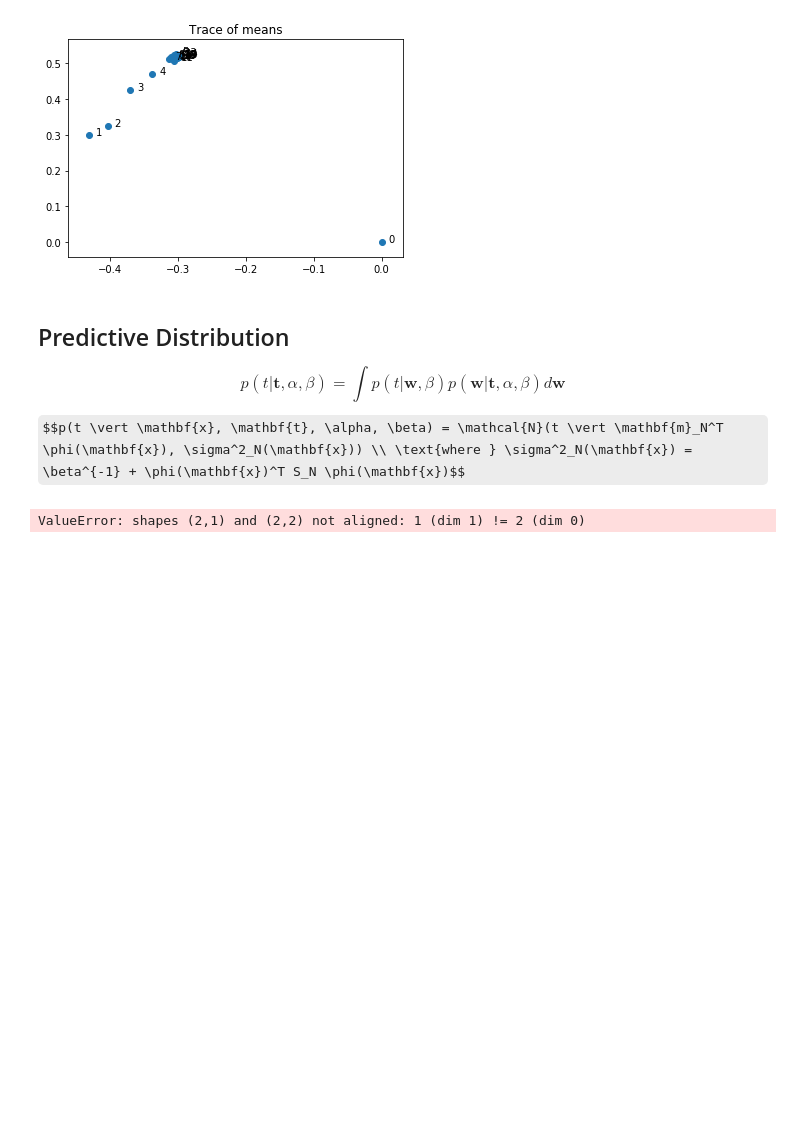
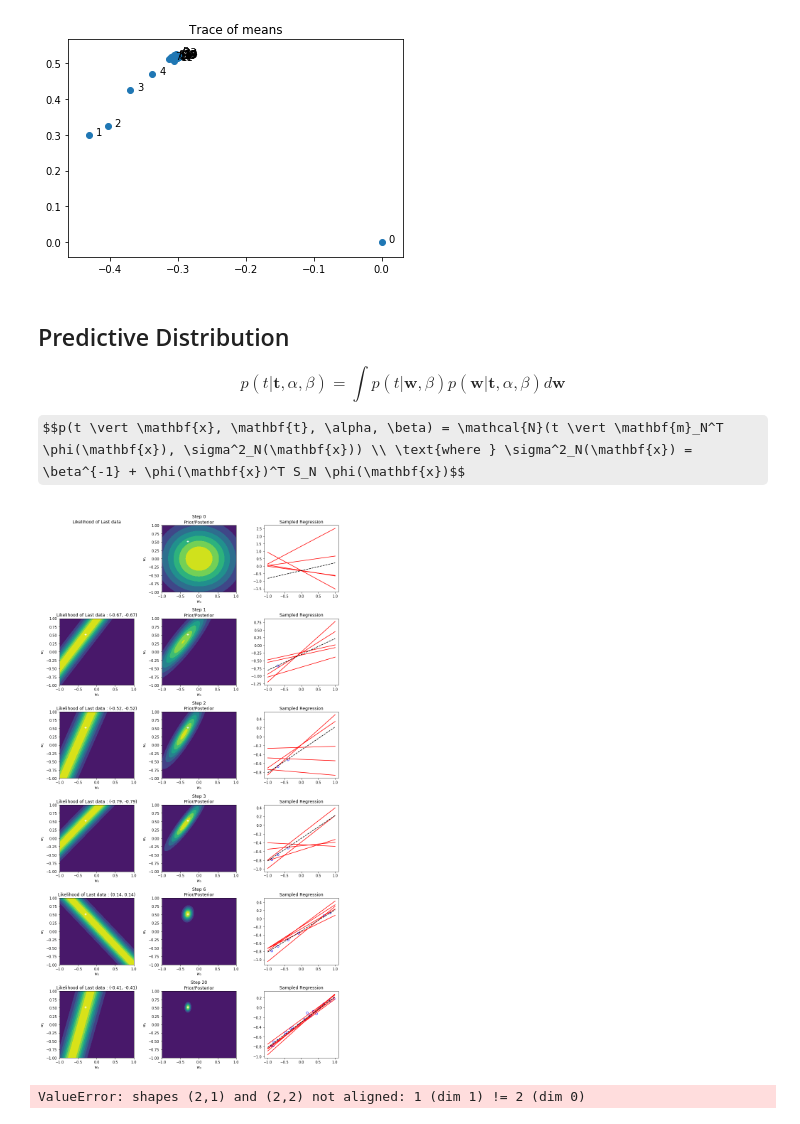
Before and after one commit to simonjisu/prml_study, a Jupyter notebook: notebooks/chapter-3/Linear Regression.ipynb, the cells around one changed output. Drawn from its saved outputs; the diff is of its cells as text; code cells hidden in the pictures; some formulas as TeX source; blank space fills up the shorter version.

```diff
--- a/notebooks/chapter-3/Linear Regression.ipynb
+++ b/notebooks/chapter-3/Linear Regression.ipynb
@@ -440,3 +443,7 @@ Last step w: [-0.29896983  0.51703128]
 $$p(t \vert \mathbf{t}, \alpha, \beta) = \int p(t \vert \mathbf{w}, \beta) p(\mathbf{w} \vert \mathbf{t}, \alpha, \beta) d\mathbf{w}$$
 
 $$p(t \vert \mathbf{x}, \mathbf{t}, \alpha, \beta) = \mathcal{N}(t \vert \mathbf{m}_N^T \phi(\mathbf{x}), \sigma^2_N(\mathbf{x})) \\ \text{where } \sigma^2_N(\mathbf{x}) = \beta^{-1} + \phi(\mathbf{x})^T S_N \phi(\mathbf{x})$$
+# %%
+fig = draw_map(his, wx, wy, steps=steps, fig_w=12, fig_h=22, return_fig=True)
+# %% [output]
+[figure, added]
```
Also changed, not shown: parts of 3 cells of this notebook, 1 other file.
